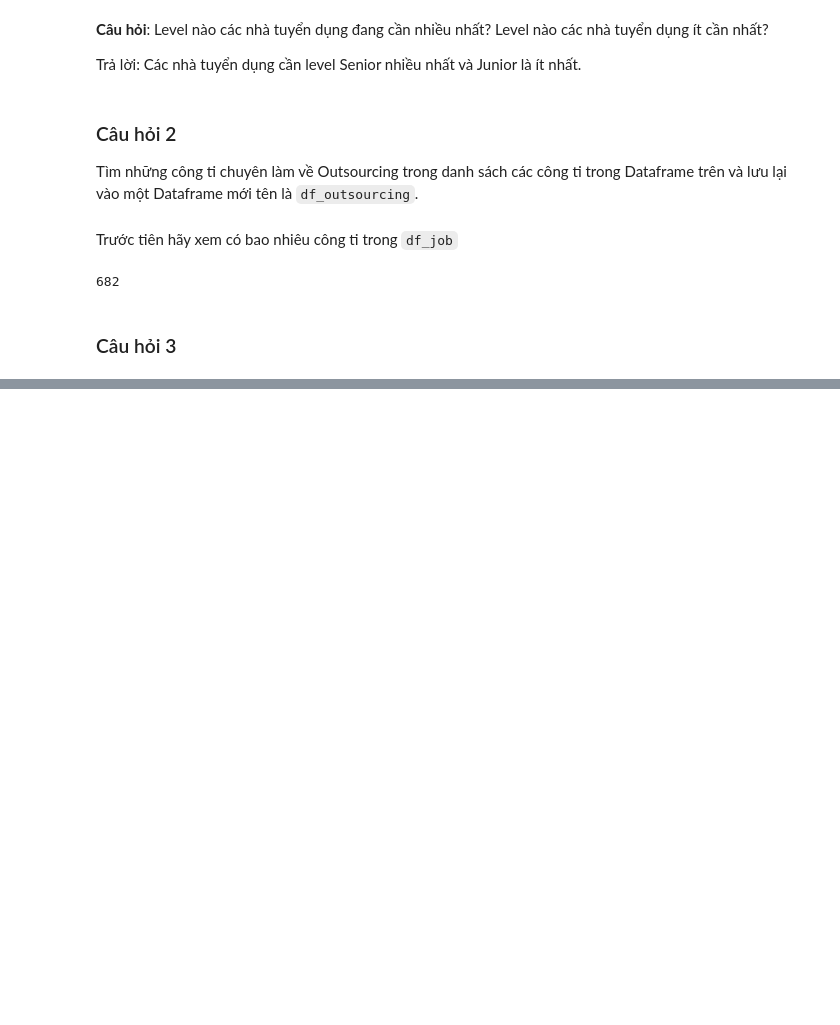
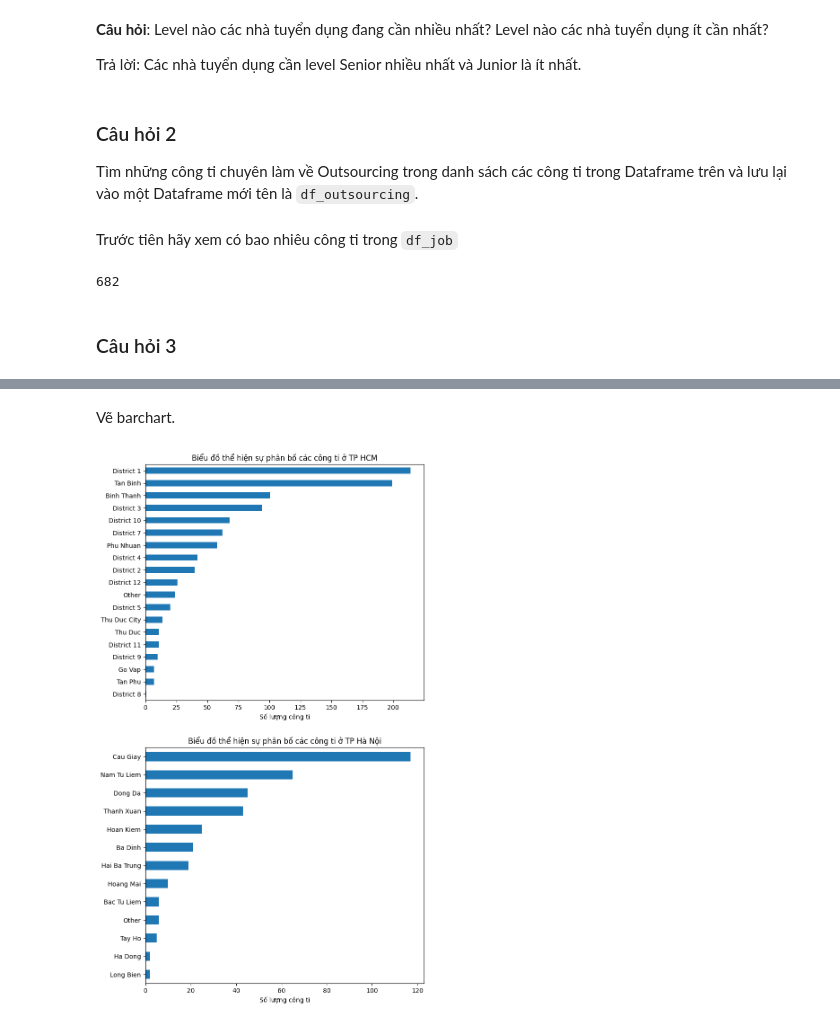
Before and after one commit to hxt-us/DA_LTKHDL_TH, a Jupyter notebook: file notebook/visualizing.ipynb, the cells around one changed output, grey strips where cells are left out. Drawn from its saved outputs; the diff is of its cells as text; code cells hidden in the pictures; blank space fills up the shorter version.

```diff
--- a/file notebook/visualizing.ipynb
+++ b/file notebook/visualizing.ipynb
@@ -84,11 +89,10 @@ Tìm những quận huyện ở HCM và HN trong df_job, sau đó lưu vào 2 di
 # %%
 #TEST
 hcm = {}
-hn = {}
 
 for i in df_job.index:
     if df_job['location'].iloc[i].find("Ho Chi Minh") != -1 and df_job['location'].iloc[i].find(",") != -1:
-        district = df_job['location'].iloc[i].split(",")[-2]
+        district = df_job['location'].iloc[i].split(",")[-2].strip()
         if district not in hcm.keys():
             hcm[district] = 1
         else:
@@ -115,0 +124,7 @@ hcm
+# %%
+hcm['Other'] += (hcm['NA'] + hcm['HCM'] + hcm['Ho Chi Minh City'])
+del hcm['NA']
+del hcm['HCM']
+del hcm['Ho Chi Minh City']
+
+hcm
@@ -115,0 +153,12 @@ hcm
+# %%
+hn = {}
+
+for i in df_job.index:
+    if df_job['location'].iloc[i].find("Ha Noi") != -1 and df_job['location'].iloc[i].find(",") != -1 and df_job['location'].iloc[i].find("Highway") == -1:
+        district = df_job['location'].iloc[i].split(",")[-2].strip()
+        if district not in hn.keys():
+            hn[district] = 1
+        else:
+            hn[district] += 1
+
+hn
@@ -115,0 +179,22 @@ hcm
+# %% [markdown]
+Vẽ barchart.
+# %%
+plt.figure(figsize=(8,15))
+plt.subplot(2,1,1)
+
+hcm_series = pd.Series(hcm)
+hcm_series = hcm_series.sort_values()
+hcm_series.plot.barh()
+plt.xlabel("Số lượng công ti")
+plt.title("Biểu đồ thể hiện sự phân bố các công ti ở TP HCM")
+
+plt.subplot(2,1,2)
+hn_series = pd.Series(hn)
+hn_series = hn_series.sort_values()
+hn_series.plot.barh()
+plt.xlabel("Số lượng công ti")
+plt.title("Biểu đồ thể hiện sự phân bố các công ti ở TP Hà Nội")
+
+plt.show()
+# %% [output]
+[figure, added]
```
Also changed, not shown: parts of 9 cells of this notebook.
